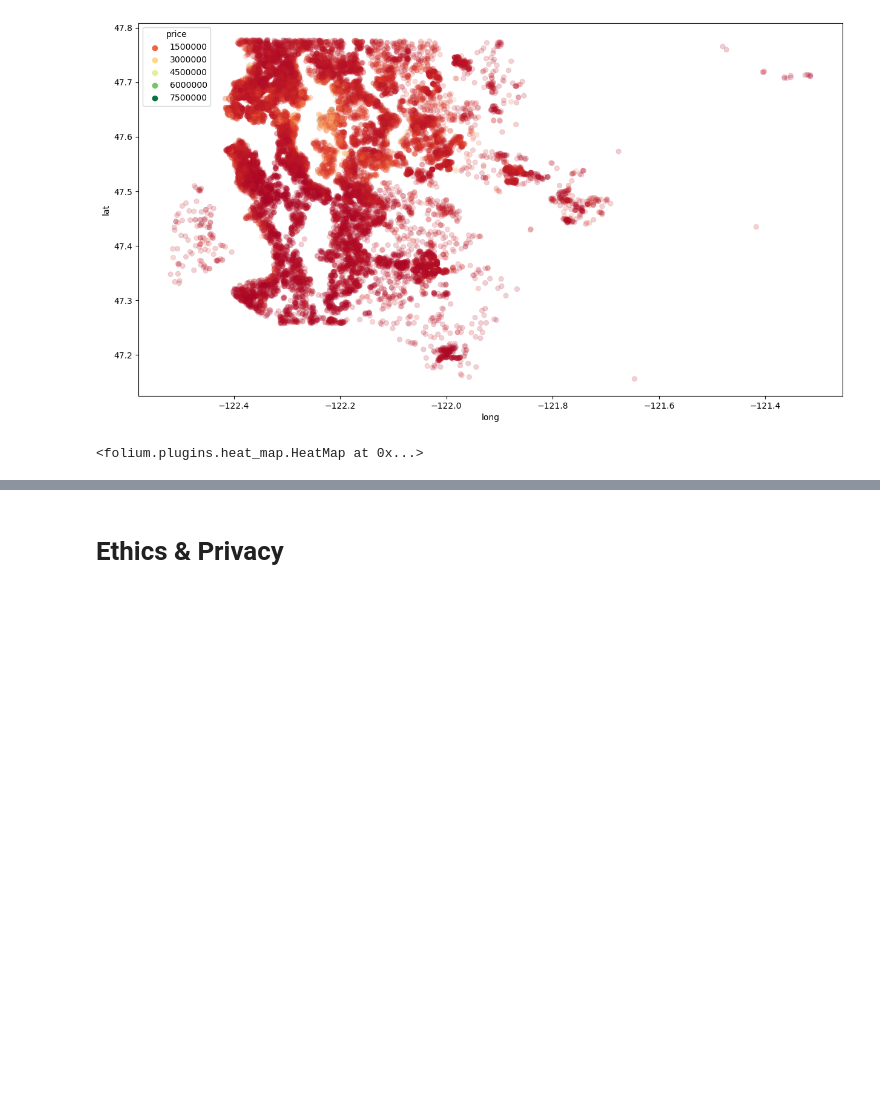
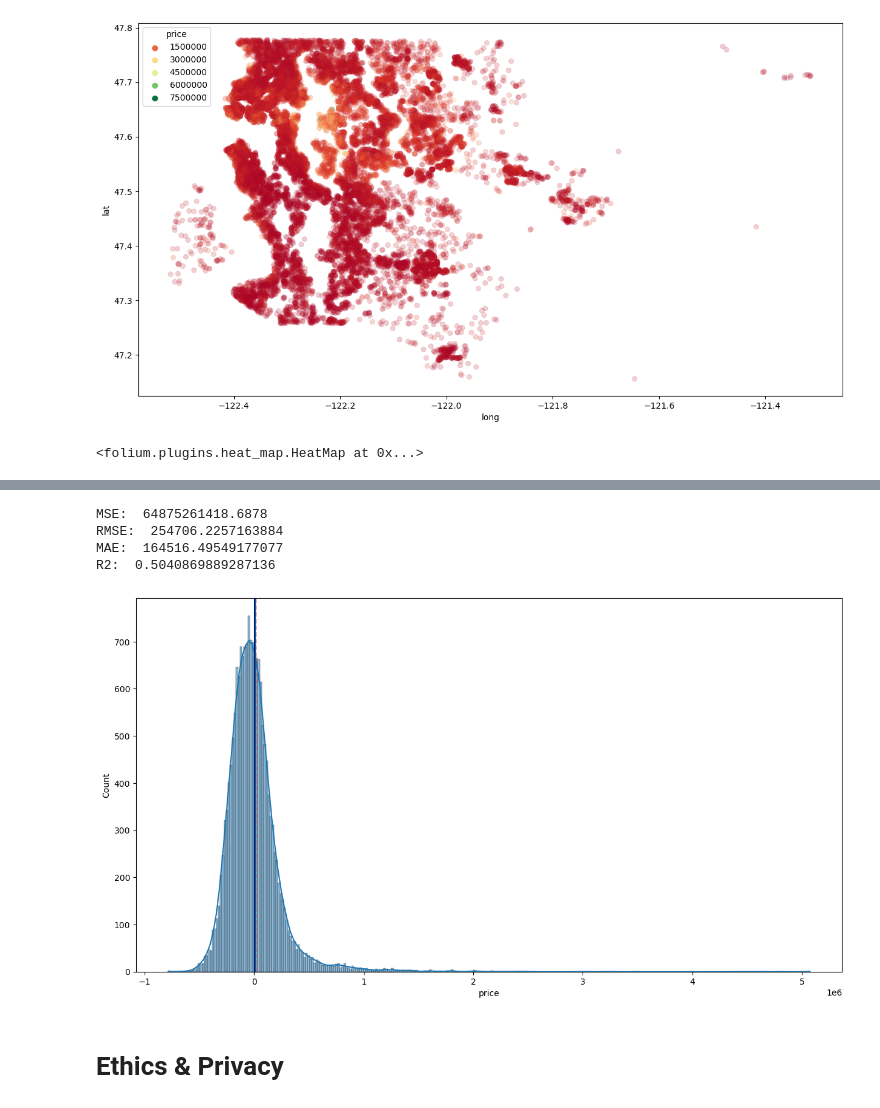
Before and after one commit to COGS118A/Group020-SP23, a Jupyter notebook: Checkpoint_Group020-SP23.ipynb, the cells around one changed output, grey strips where cells are left out. Saved outputs shown, nothing was run; the diff lists cells and outputs as text; code cells hidden in the pictures; blank space fills up the shorter version.

Commit message:
tried a model

```diff
--- a/Checkpoint_Group020-SP23.ipynb
+++ b/Checkpoint_Group020-SP23.ipynb
@@ -161,7 +161,7 @@ df.describe()
 # %%
 j=1
 for i in df.columns:
-    f, (ax_box, ax_hist) = plt.subplots(2, sharex=True, gridspec_kw= {"height_ratios": (0.2, 1)})
+    f, (ax_box, hist_ax) = plt.subplots(2, sharex=True, gridspec_kw= {"height_ratios": (0.2, 1)})
     mean=df[i].mean()
     median=df[i].median()
     mode=df[i].mode().values[0]
@@ -171,12 +171,12 @@ for i in df.columns:
     ax_box.axvline(median, color='g', linestyle='-')
     ax_box.axvline(mode, color='b', linestyle='-')
 
-    sns.histplot(data=df, x=i, ax=ax_hist, kde=True)
-    ax_hist.axvline(mean, color='r', linestyle='--', label="Mean")
-    ax_hist.axvline(median, color='g', linestyle='-', label="Median")
-    ax_hist.axvline(mode, color='b', linestyle='-', label="Mode")
+    sns.histplot(data=df, x=i, ax=hist_ax, kde=True)
+    hist_ax.axvline(mean, color='r', linestyle='--', label="Mean")
+    hist_ax.axvline(median, color='g', linestyle='-', label="Median")
+    hist_ax.axvline(mode, color='b', linestyle='-', label="Mode")
 
-    ax_hist.legend()
+    hist_ax.legend()
 
     ax_box.set(xlabel='')
     plt.show()
@@ -236,0 +269,4 @@ basemap
+# %%
+# fitting the model
+
+pipe.fit(X_train, y_train)
@@ -237,3 +284,25 @@ basemap
+# %%
+y_hat = pipe.predict(X_test)
+# %%
+# Evaluate the model
+print('MSE: ', mean_squared_error(y_test, y_hat))
+print('RMSE: ', np.sqrt(mean_squared_error(y_test, y_hat)))
+print('MAE: ', np.mean(np.abs(y_test - y_hat)))
+print('R2: ', r2_score(y_test, y_hat))
+
+# plot the error
+plt.figure(figsize=(15,8))
+sns.histplot(y_test-y_hat, kde=True)
+plt.axvline(mean, color='r', linestyle='--', label="Mean")
+plt.axvline(median, color='g', linestyle='-', label="Median")
+plt.axvline(mode, color='b', linestyle='-', label="Mode")
+plt.show()
+# %% [output]
+MSE:  64875261418.6878
+RMSE:  254706.2257163884
+MAE:  164516.49549177077
+R2:  0.5040869889287136
+[figure, added]
 # %% [markdown]
 # Ethics & Privacy
 # %% [markdown]
```
Also changed, not shown: parts of 3 cells of this notebook.
